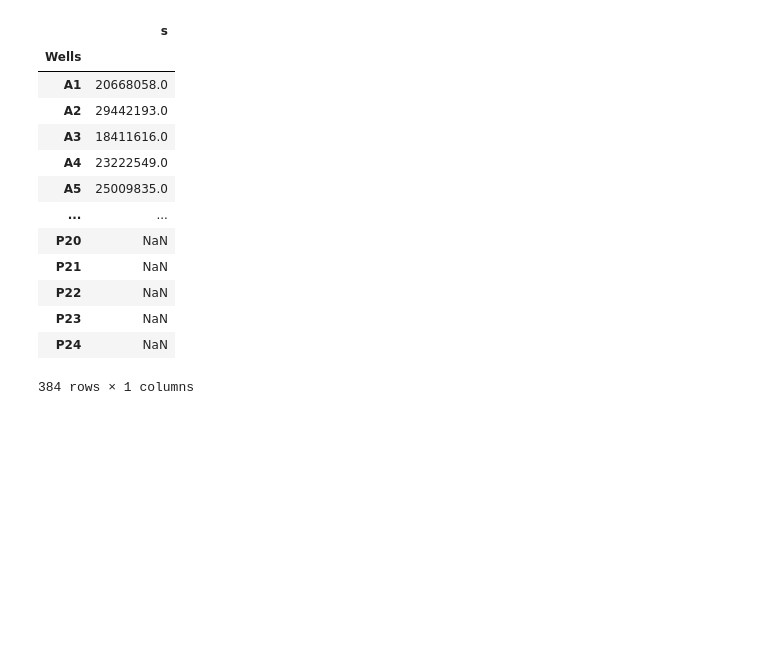
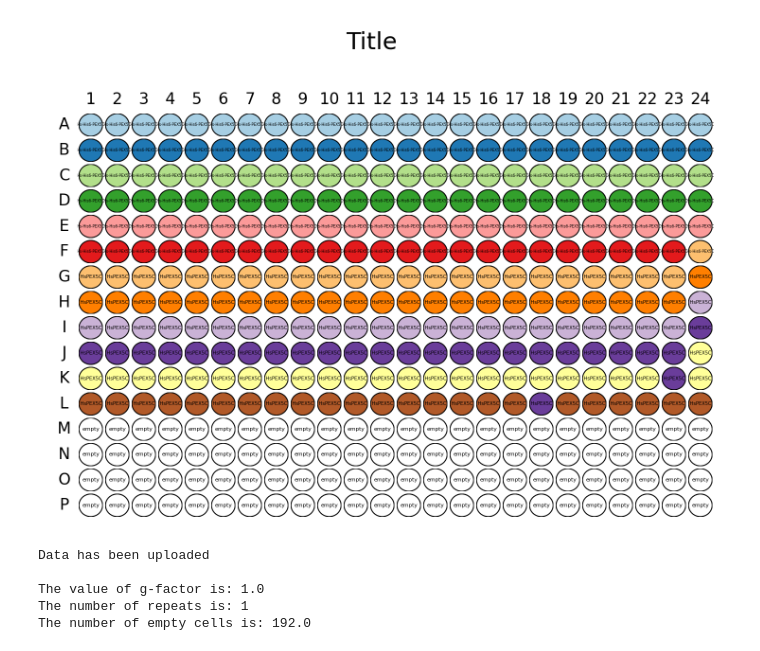
Before and after one commit to mariuszlas/Fluorescence-Anisotropy-Analysis-Development, a Jupyter notebook: fluorescenceanisotropy/fluores_anisotropy.ipynb, the cells around one changed output. Drawn from its saved outputs; the diff is of its cells as text; code cells hidden in the pictures; blank space fills up the shorter version.

```diff
--- a/fluorescenceanisotropy/fluores_anisotropy.ipynb
+++ b/fluorescenceanisotropy/fluores_anisotropy.ipynb
@@ -12,3 +12,12 @@ list_B = "C:\\Users\\Bartek\\Documents\\Fluorescence-Anisotropy-Analysis\\tests\
 list_B_repeat_end = "C:\\Users\\Bartek\\Documents\\Fluorescence-Anisotropy-Analysis\\tests\\Test data\\listB_repeat _end.csv"
 list_B_repeat_96 = "C:\\Users\\Bartek\\Documents\\Fluorescence-Anisotropy-Analysis\\tests\\Test data\\listB_repeat _96.csv"
 list_C = "C:\\Users\\Bartek\\Documents\\Fluorescence-Anisotropy-Analysis\\tests\\Test data\\listC.csv"
+
+HsHis6_PEX5C_vs_HsPEX5C = "C:\\Users\\Bartek\\Documents\\Fluorescence-Anisotropy-Analysis\\tests\\Test data\\Hs-His6-PEX5C vs HsPEX5C.csv"
+HsPEX5C_Y467C_vs_AtPEX5C_WT = "C:\\Users\\Bartek\\Documents\\Fluorescence-Anisotropy-Analysis\\tests\\Test data\\HsPEX5C Y467C vs AtPEX5C WT.csv"
+F606C_vs_AtPEX5C_WT_1_hour = "C:\\Users\\Bartek\\Documents\\Fluorescence-Anisotropy-Analysis\\tests\\Test data\\F606C vs AtPEX5C WT 1 hour.csv"
+
+plate_map_file = "C:\\Users\\Bartek\\Documents\\Fluorescence-Anisotropy-Analysis\\tests\\Test data\\plate_map.csv"
+Hs_His6_PEX5C_vs_HsPEX5C_platemap = "C:\\Users\\Bartek\\Documents\\Fluorescence-Anisotropy-Analysis\\tests\\Test data\\Hs-His6-PEX5C vs HsPEX5C platemap.csv"
+HsPEX6C_Y467C_vs_AtPEX5C_WT_platemap = "C:\\Users\\Bartek\\Documents\\Fluorescence-Anisotropy-Analysis\\tests\\Test data\\HsPEX6C Y467C vs AtPEX5C WT platemap.csv"
+F606C_vs_AtPEX5C_WT_1_hour_platemap = "C:\\Users\\Bartek\\Documents\\Fluorescence-Anisotropy-Analysis\\tests\\Test data\\F606C vs AtPEX5C WT 1 hour platemap.csv"
@@ -291,2 +393,2 @@ class FA:
 # %%
-my_data = FA.read_in_envision(csv_file=list_C, data_type='list', size=384)
+my_data1 = FA.read_in_envision(data_csv=HsHis6_PEX5C_vs_HsPEX5C, platemap_csv=Hs_His6_PEX5C_vs_HsPEX5C_platemap, data_type='plate', size=384)
@@ -319,17 +401,12 @@ my_data.data_dict['repeat_1']['data']['p']
-# %%
-my_data.data_dict['repeat_1']['data']['s']
-# %% [output]
-|  | s |
-| Wells |  |
-| A1 | 20668058.0 |
-| A2 | 29442193.0 |
-| A3 | 18411616.0 |
-| A4 | 23222549.0 |
-| A5 | 25009835.0 |
-| ... | ... |
-| P20 | NaN |
-| P21 | NaN |
-| P22 | NaN |
-| P23 | NaN |
-| P24 | NaN |
-384 rows × 1 columns
+# %%
+my_data1.visualise(labelby='Protein Name', colorby=('repeat_1','p'), title="Title")
+# %% [output]
+[figure, added]
+# %%
+my_data2 = FA.read_in_envision(data_csv=F606C_vs_AtPEX5C_WT_1_hour, platemap_csv=F606C_vs_AtPEX5C_WT_1_hour_platemap, data_type='plate', size=384)
+# %% [output]
+Data has been uploaded
+
+The value of g-factor is: 1.0
+The number of repeats is: 1
+The number of empty cells is: 192.0
```
Also changed, not shown: parts of 8 cells of this notebook.
